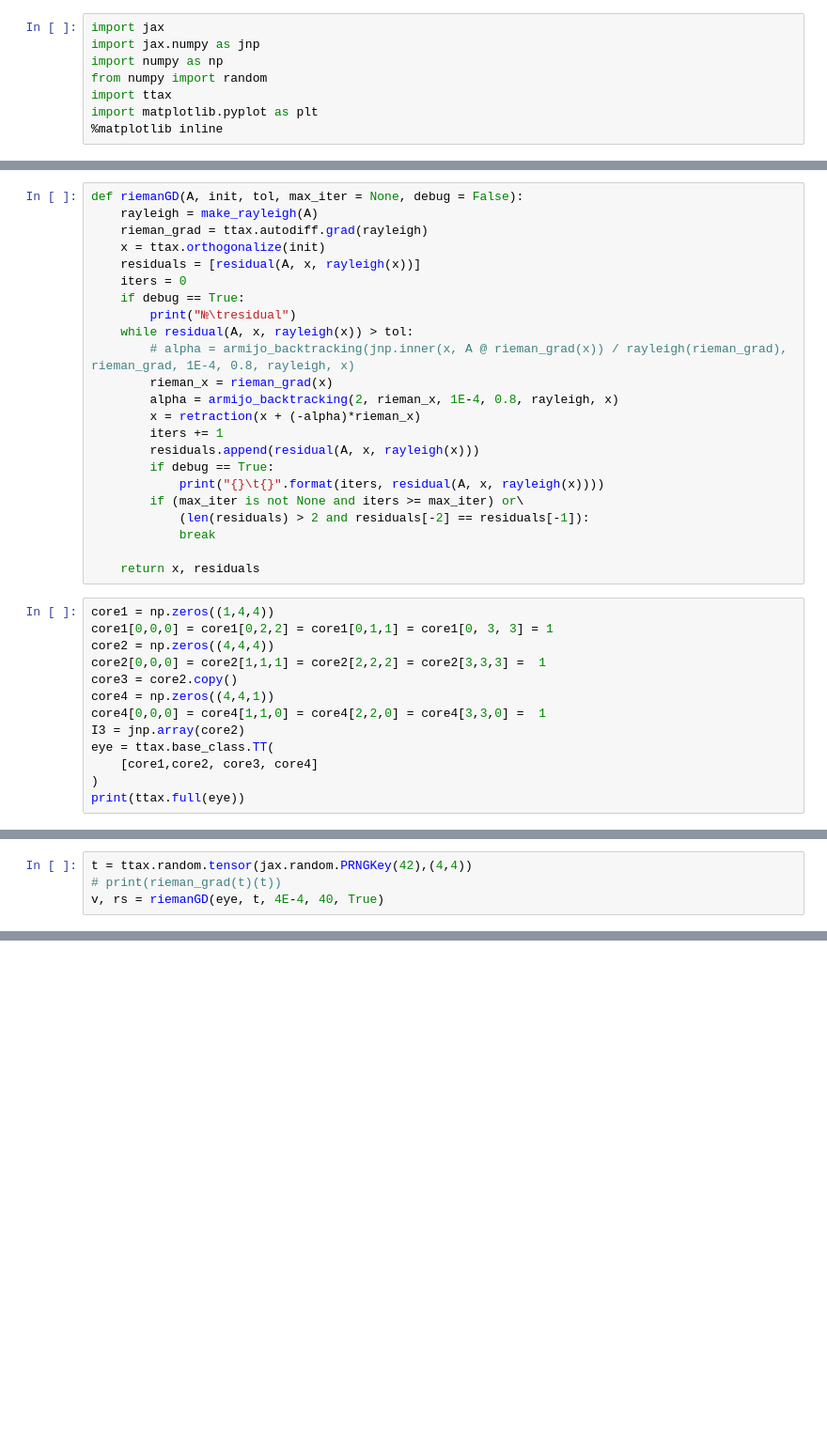
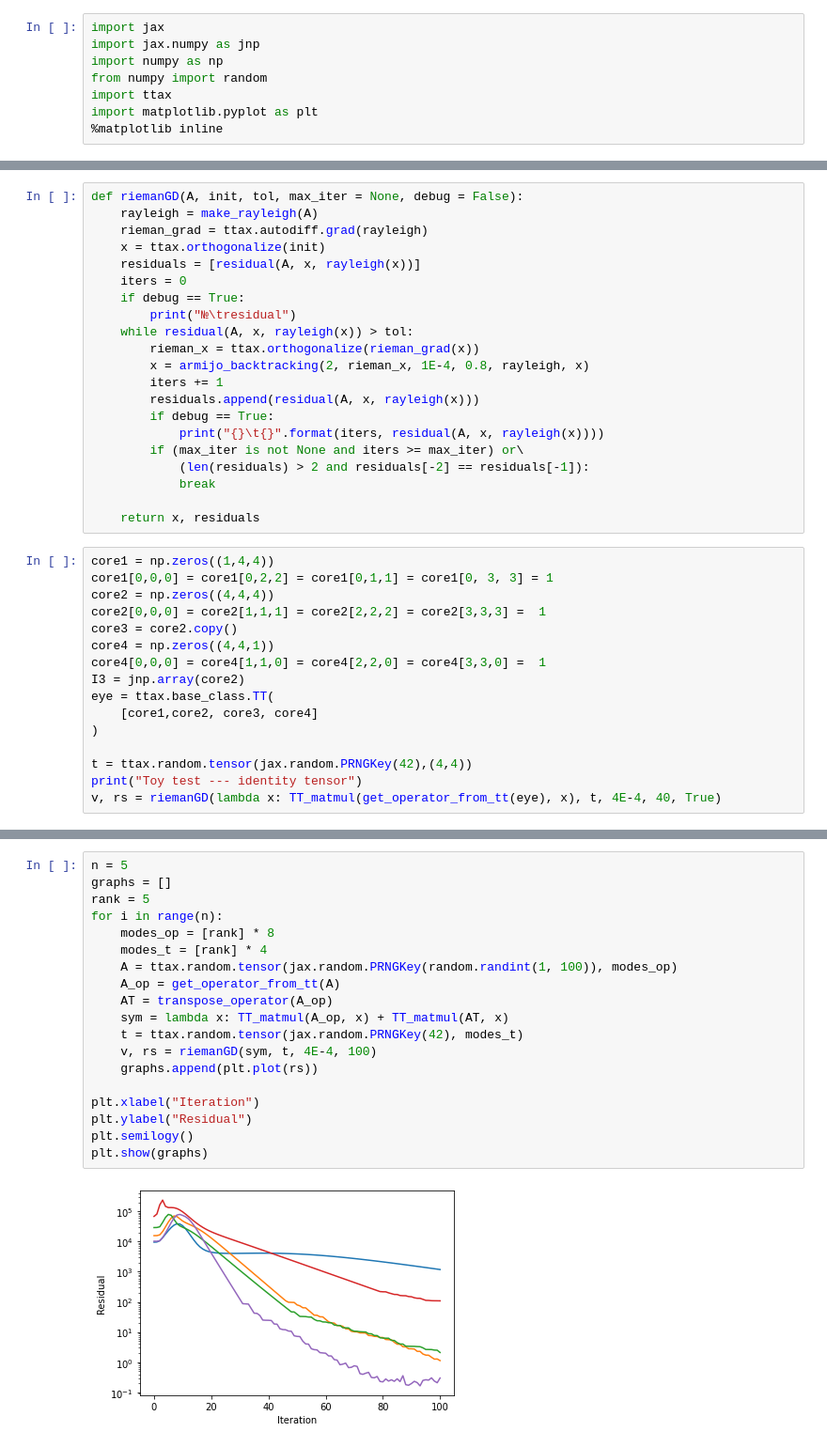
Before and after one commit to johanDDC/RiemannianOptimizationTT, a Jupyter notebook: partial_evp/main.ipynb, the cells around one changed output, grey strips where cells are left out. Shown at 94% size. Cells and saved outputs as stored; diff of their text form; blank space fills up the shorter version.

Commit message:
Add tests

```diff
--- a/partial_evp/main.ipynb
+++ b/partial_evp/main.ipynb
@@ -113,10 +108,8 @@ def riemanGD(A, init, tol, max_iter = None, debug = False):
     if debug == True:
         print("№\tresidual")
     while residual(A, x, rayleigh(x)) > tol:
-        # alpha = armijo_backtracking(jnp.inner(x, A @ rieman_grad(x)) / rayleigh(rieman_grad), rieman_grad, 1E-4, 0.8, rayleigh, x)
-        rieman_x = rieman_grad(x)
-        alpha = armijo_backtracking(2, rieman_x, 1E-4, 0.8, rayleigh, x)
-        x = retraction(x + (-alpha)*rieman_x)
+        rieman_x = ttax.orthogonalize(rieman_grad(x))
+        x = armijo_backtracking(2, rieman_x, 1E-4, 0.8, rayleigh, x)
         iters += 1
         residuals.append(residual(A, x, rayleigh(x)))
         if debug == True:
@@ -138,5 +131,8 @@ I3 = jnp.array(core2)
 eye = ttax.base_class.TT(
     [core1,core2, core3, core4]
 )
-print(ttax.full(eye))
+
+t = ttax.random.tensor(jax.random.PRNGKey(42),(4,4))
+print("Toy test --- identity tensor")
+v, rs = riemanGD(lambda x: TT_matmul(get_operator_from_tt(eye), x), t, 4E-4, 40, True)
 # %% [output]
@@ -160,4 +155,0 @@ print(ttax.full(eye))
-# %%
-t = ttax.random.tensor(jax.random.PRNGKey(42),(4,4))
-# print(rieman_grad(t)(t))
-v, rs = riemanGD(eye, t, 4E-4, 40, True)
@@ -190,0 +161,21 @@ print(ttax.full(v))
+# %%
+n = 5
+graphs = []
+rank = 5
+for i in range(n):
+    modes_op = [rank] * 8
+    modes_t = [rank] * 4
+    A = ttax.random.tensor(jax.random.PRNGKey(random.randint(1, 100)), modes_op)
+    A_op = get_operator_from_tt(A)
+    AT = transpose_operator(A_op)
+    sym = lambda x: TT_matmul(A_op, x) + TT_matmul(AT, x)
+    t = ttax.random.tensor(jax.random.PRNGKey(42), modes_t)
+    v, rs = riemanGD(sym, t, 4E-4, 100)
+    graphs.append(plt.plot(rs))
+
+plt.xlabel("Iteration")
+plt.ylabel("Residual")
+plt.semilogy()
+plt.show(graphs)
+# %% [output]
+[figure, added]
```
Also changed, not shown: parts of 19 cells of this notebook.
